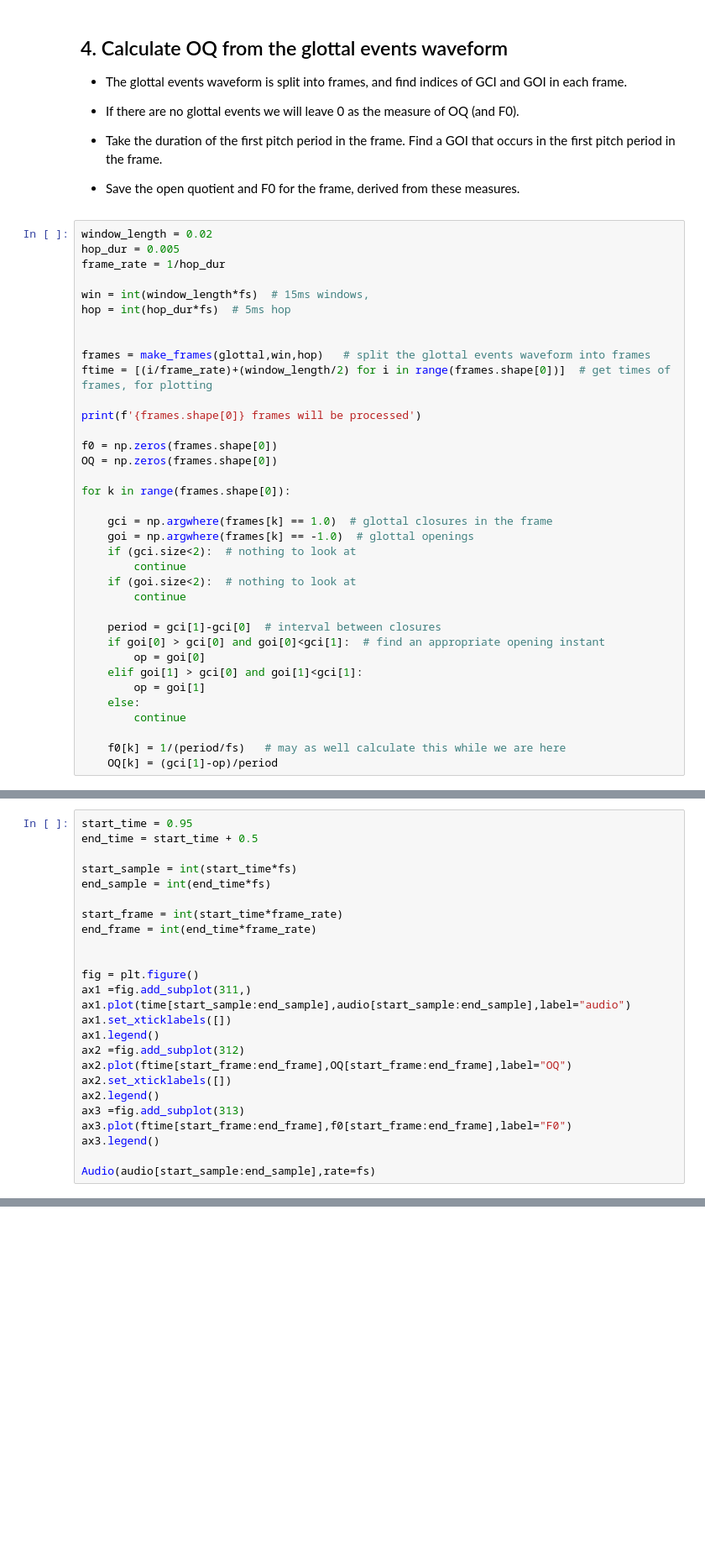
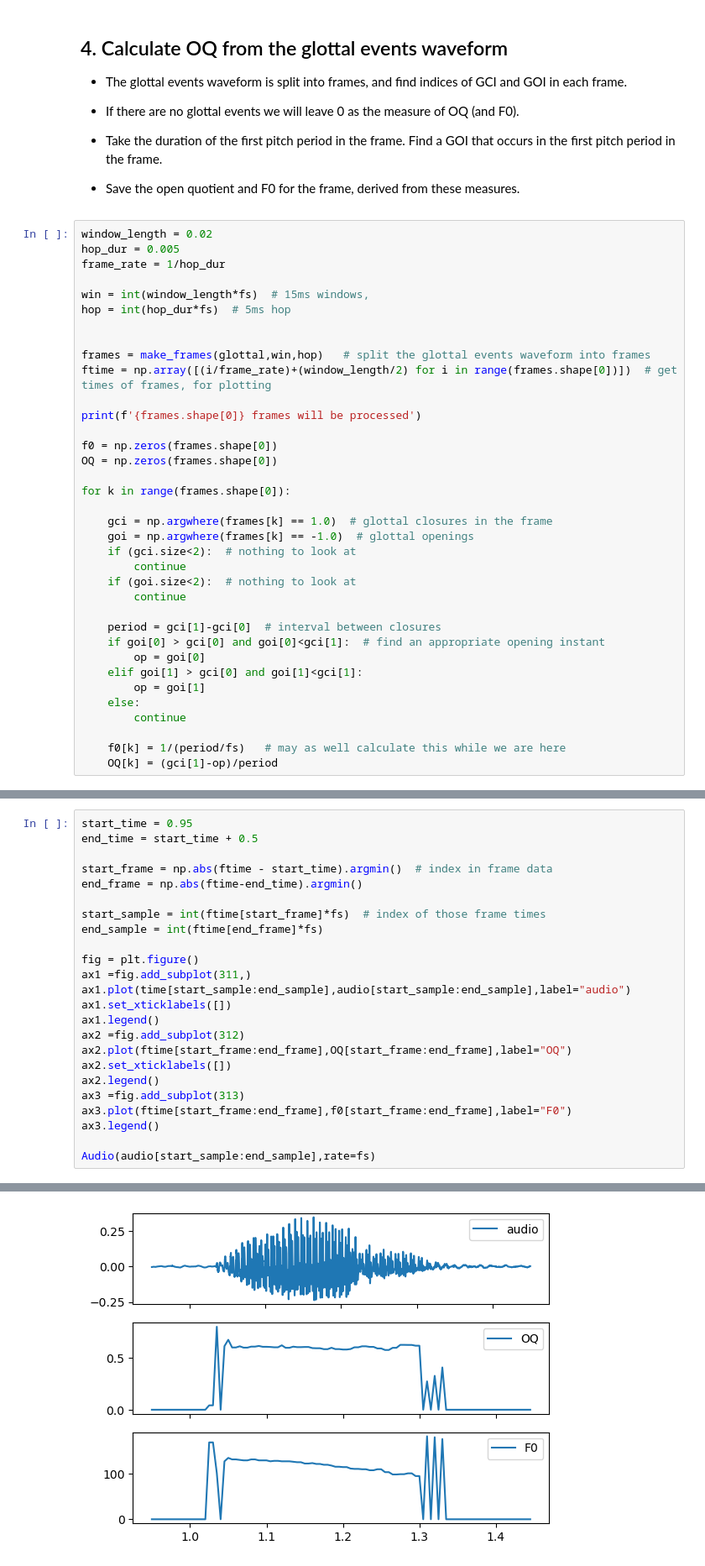
Before and after one commit to keithjohnson-berkeley/EGG2OQ, a Jupyter notebook: egg2oq.ipynb, the cells around one changed output, grey strips where cells are left out. Shown: that part at 84% size. Cells and saved outputs as stored; diff of their text form; blank space fills up the shorter version.

```diff
--- a/egg2oq.ipynb
+++ b/egg2oq.ipynb
@@ -168,7 +182,7 @@ hop = int(hop_dur*fs)  # 5ms hop
 
 
 frames = make_frames(glottal,win,hop)   # split the glottal events waveform into frames
-ftime = [(i/frame_rate)+(window_length/2) for i in range(frames.shape[0])]  # get times of frames, for plotting
+ftime = np.array([(i/frame_rate)+(window_length/2) for i in range(frames.shape[0])])  # get times of frames, for plotting
 
 print(f'{frames.shape[0]} frames will be processed')
 
@@ -200,12 +216,11 @@ for k in range(frames.shape[0]):
 start_time = 0.95
 end_time = start_time + 0.5
 
-start_sample = int(start_time*fs)
-end_sample = int(end_time*fs)
+start_frame = np.abs(ftime - start_time).argmin()  # index in frame data
+end_frame = np.abs(ftime-end_time).argmin()
 
-start_frame = int(start_time*frame_rate)
-end_frame = int(end_time*frame_rate)
-
+start_sample = int(ftime[start_frame]*fs)  # index of those frame times
+end_sample = int(ftime[end_frame]*fs)
 
 fig = plt.figure()
 ax1 =fig.add_subplot(311,)
@@ -221,3 +236,4 @@ ax3.plot(ftime[start_frame:end_frame],f0[start_frame:end_frame],label="F0")
 ax3.legend()
 
 Audio(audio[start_sample:end_sample],rate=fs)
+# %% [output]
@@ -223,0 +241 @@ Audio(audio[start_sample:end_sample],rate=fs)
+[figure, added]
```
Also changed, not shown: parts of 14 cells of this notebook.
